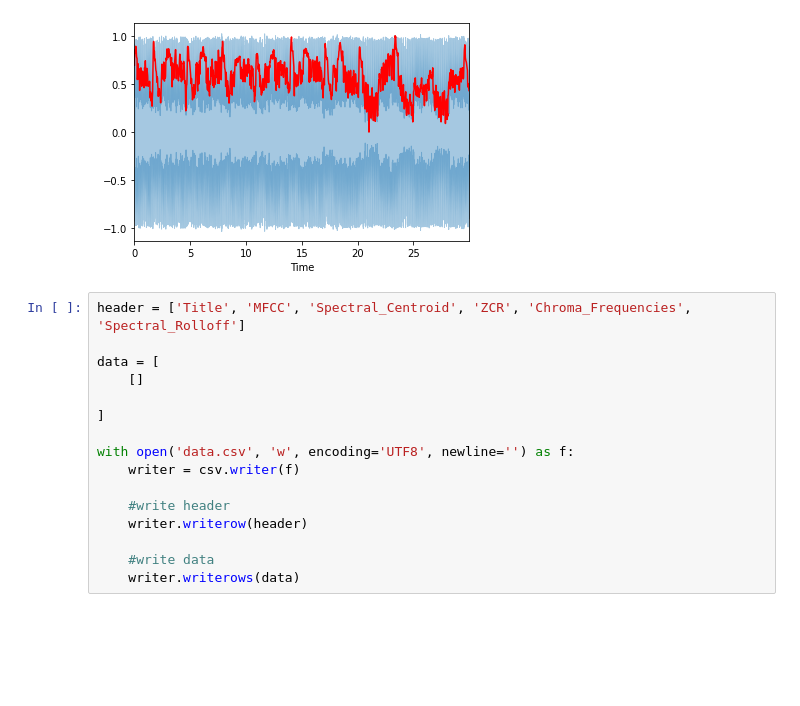
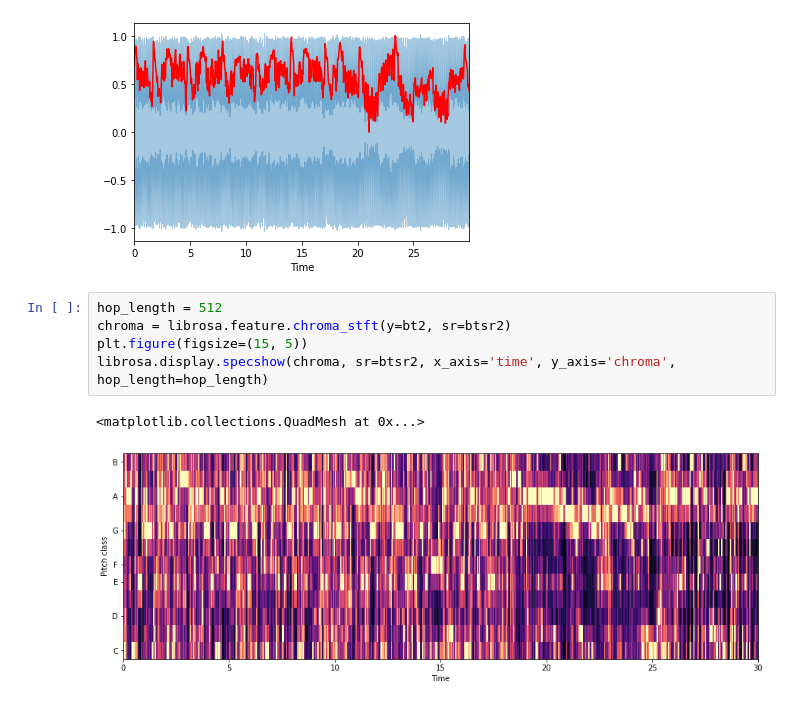
Before and after one commit to brianrgeving/CS687_Capstone, a Jupyter notebook: capstone.ipynb, the cells around one changed output. Cells and saved outputs as stored; diff of their text form; blank space fills up the shorter version.

```diff
--- a/capstone.ipynb
+++ b/capstone.ipynb
@@ -86,19 +133,11 @@ plt.plot(t, normalize(sc), color='r') # normalize for visualization purposes
 # %% [output]
 [<matplotlib.lines.Line2D at 0x...>]
 [figure]
-# %%
-header = ['Title', 'MFCC', 'Spectral_Centroid', 'ZCR', 'Chroma_Frequencies', 'Spectral_Rolloff']
-
-data = [
-    []
-
-]
-
-with open('data.csv', 'w', encoding='UTF8', newline='') as f:
-    writer = csv.writer(f)
-
-    #write header
-    writer.writerow(header)
-
-    #write data
-    writer.writerows(data)
+# %%
+hop_length = 512
+chroma = librosa.feature.chroma_stft(y=bt2, sr=btsr2)
+plt.figure(figsize=(15, 5))
+librosa.display.specshow(chroma, sr=btsr2, x_axis='time', y_axis='chroma', hop_length=hop_length)
+# %% [output]
+<matplotlib.collections.QuadMesh at 0x...>
+[figure, added]
```
Also changed, not shown: parts of 16 cells of this notebook, 2 other files.
